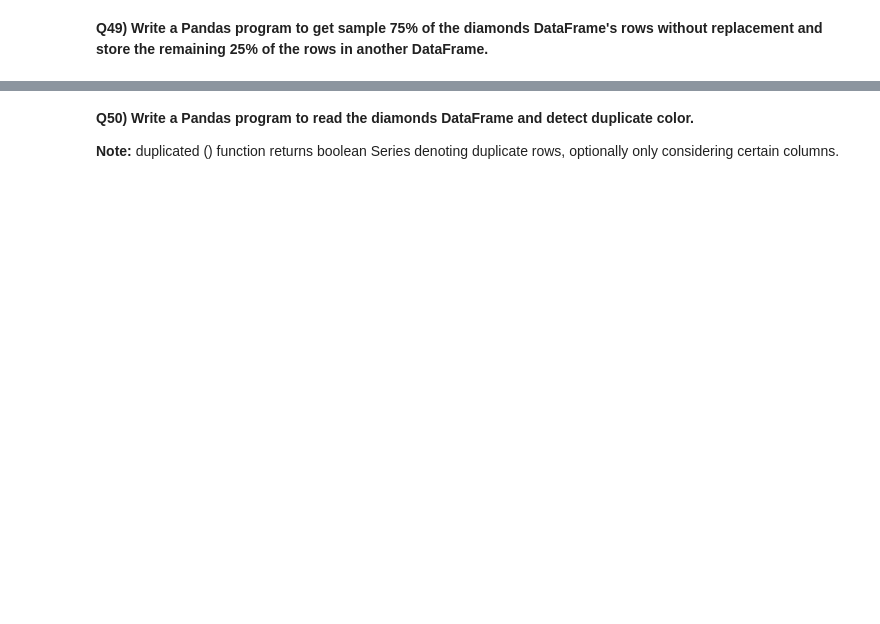
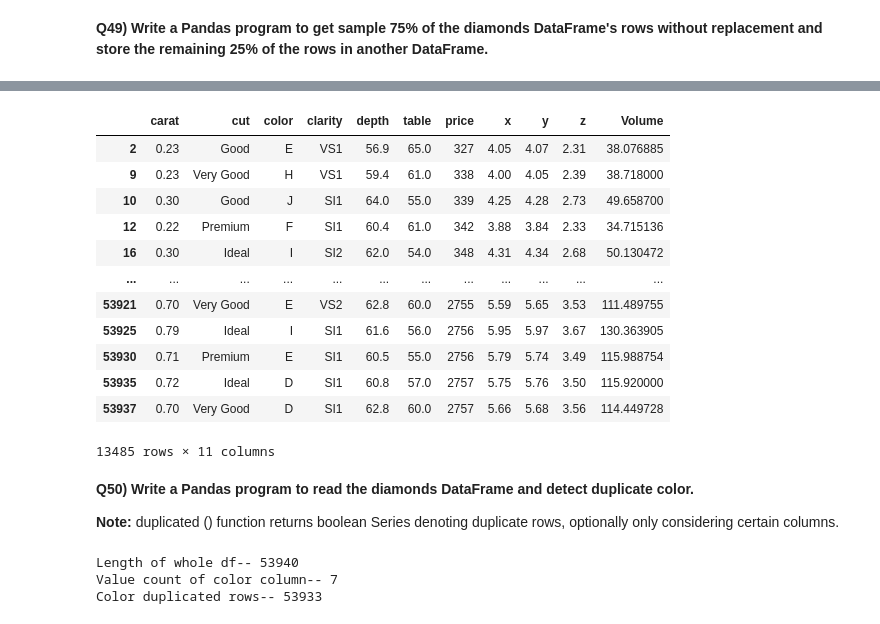
Before and after one commit to Jaya9522/almabetter_assignments, a Jupyter notebook: Copy_of_Assignment_Numpy_&_Pandas.ipynb, the cells around one changed output, grey strips where cells are left out. Cells and saved outputs as stored; diff of their text form; code cells hidden in the pictures; blank space fills up the shorter version.

```diff
--- a/Copy_of_Assignment_Numpy_&_Pandas.ipynb
+++ b/Copy_of_Assignment_Numpy_&_Pandas.ipynb
@@ -785,3 +1150,21 @@ print(diamonds)
+# %%
+#for getting rest 25% rows
+rest_df=diamonds.loc[~diamonds.index.isin(df_new.index),:]
+rest_df
+# %% [output]
+|  | carat | cut | color | clarity | depth | table | price | x | y | z | Volume |
+| 2 | 0.23 | Good | E | VS1 | 56.9 | 65.0 | 327 | 4.05 | 4.07 | 2.31 | 38.076885 |
+| 9 | 0.23 | Very Good | H | VS1 | 59.4 | 61.0 | 338 | 4.00 | 4.05 | 2.39 | 38.718000 |
+| 10 | 0.30 | Good | J | SI1 | 64.0 | 55.0 | 339 | 4.25 | 4.28 | 2.73 | 49.658700 |
+| 12 | 0.22 | Premium | F | SI1 | 60.4 | 61.0 | 342 | 3.88 | 3.84 | 2.33 | 34.715136 |
+| 16 | 0.30 | Ideal | I | SI2 | 62.0 | 54.0 | 348 | 4.31 | 4.34 | 2.68 | 50.130472 |
+| ... | ... | ... | ... | ... | ... | ... | ... | ... | ... | ... | ... |
+| 53921 | 0.70 | Very Good | E | VS2 | 62.8 | 60.0 | 2755 | 5.59 | 5.65 | 3.53 | 111.489755 |
+| 53925 | 0.79 | Ideal | I | SI1 | 61.6 | 56.0 | 2756 | 5.95 | 5.97 | 3.67 | 130.363905 |
+| 53930 | 0.71 | Premium | E | SI1 | 60.5 | 55.0 | 2756 | 5.79 | 5.74 | 3.49 | 115.988754 |
+| 53935 | 0.72 | Ideal | D | SI1 | 60.8 | 57.0 | 2757 | 5.75 | 5.76 | 3.50 | 115.920000 |
+| 53937 | 0.70 | Very Good | D | SI1 | 62.8 | 60.0 | 2757 | 5.66 | 5.68 | 3.56 | 114.449728 |
+13485 rows × 11 columns
 # %% [markdown]
 **Q50) Write a Pandas program to read the diamonds DataFrame and detect duplicate color.**
 
@@ -790,0 +1172,11 @@ print(diamonds)
+# %%
+# Write your code here
+print("Length of whole df--",(len(diamonds)))
+print("Value count of color column--",(len(diamonds['color'].value_counts())))
+print("Color duplicated rows--",(len(diamonds[diamonds['color'].duplicated()==True])))
+#or
+# diamonds['color'].duplicated().sum()
+# %% [output]
+Length of whole df-- 53940
+Value count of color column-- 7
+Color duplicated rows-- 53933
```
Also changed, not shown: parts of 36 cells of this notebook.
